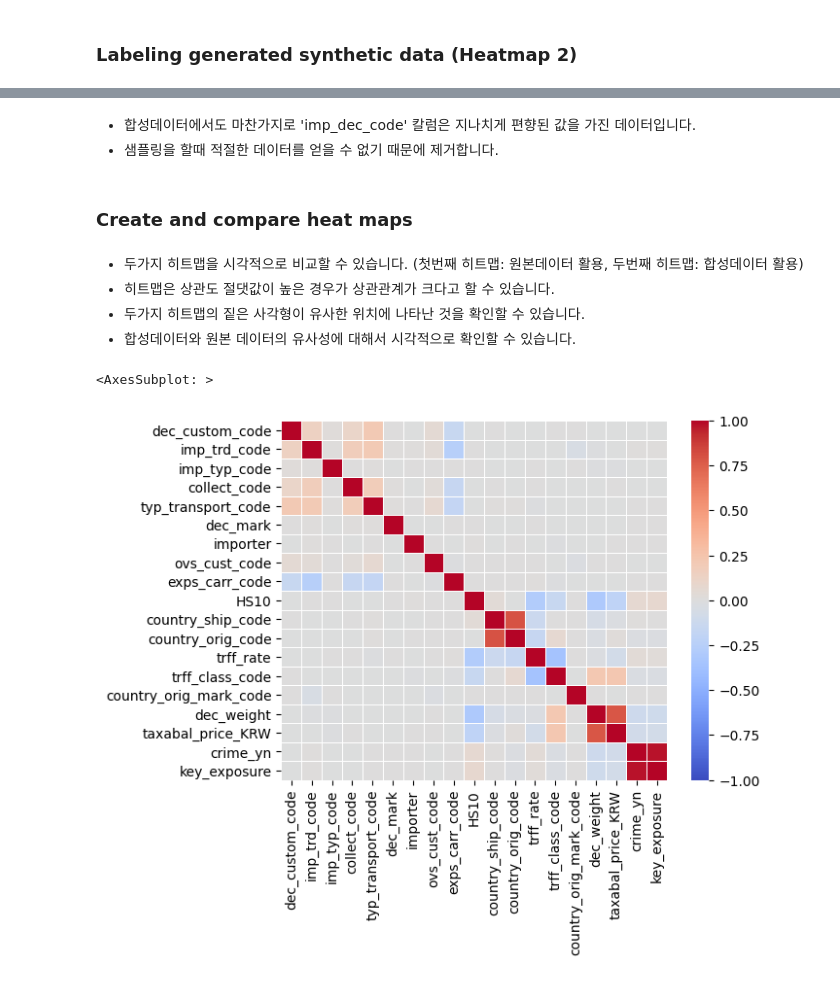
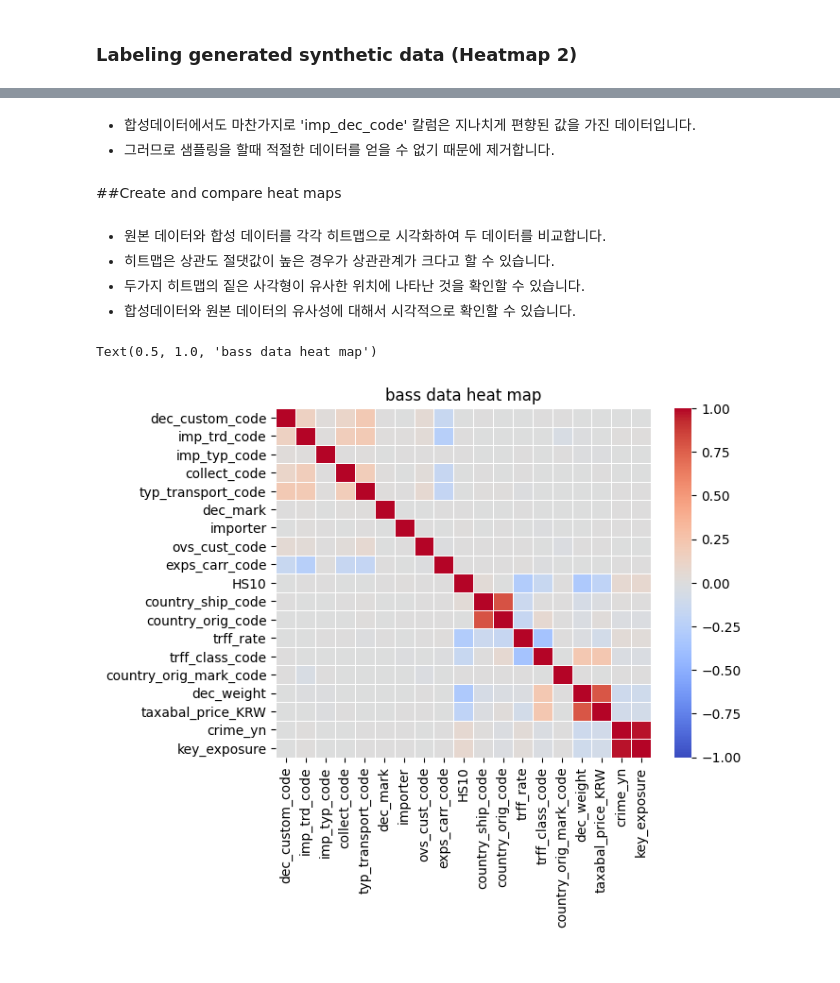
Before and after one commit to CTGAN-syntheticdata-generation/selection-of-criminals_with_syndata, a Jupyter notebook: CTGAN_syndata_generaton/[colab] 2. Review generated data similarity(Heatmap).ipynb, the cells around one changed output, grey strips where cells are left out. Drawn from its saved outputs; the diff is of its cells as text; code cells hidden in the pictures.

```diff
--- a/CTGAN_syndata_generaton/[colab] 2. Review generated data similarity(Heatmap).ipynb
+++ b/CTGAN_syndata_generaton/[colab] 2. Review generated data similarity(Heatmap).ipynb
@@ -162,22 +167,23 @@ for column_name,item in copy_syn.iteritems(): #데이터프레임의 데이터
     copy_syn[column_name] = labels
 # %% [markdown]
 - 합성데이터에서도 마찬가지로 'imp_dec_code' 칼럼은 지나치게 편향된 값을 가진 데이터입니다.
-- 샘플링을 할때 적절한 데이터를 얻을 수 없기 때문에 제거합니다.
+- 그러므로 샘플링을 할때 적절한 데이터를 얻을 수 없기 때문에 제거합니다.
 # %%
 copy_syn = copy_syn.drop('imp_dec_code',axis=1)
 # %%
 corr2 = copy_syn.corr()
 # %% [markdown]
-### Create and compare heat maps
+##Create and compare heat maps
 # %% [markdown]
-- 두가지 히트맵을 시각적으로 비교할 수 있습니다. (첫번째 히트맵: 원본데이터 활용, 두번째 히트맵: 합성데이터 활용)
+- 원본 데이터와 합성 데이터를 각각 히트맵으로 시각화하여 두 데이터를 비교합니다.
 - 히트맵은 상관도 절댓값이 높은 경우가 상관관계가 크다고 할 수 있습니다.
 - 두가지 히트맵의 짙은 사각형이 유사한 위치에 나타난 것을 확인할 수 있습니다.
 - 합성데이터와 원본 데이터의 유사성에 대해서 시각적으로 확인할 수 있습니다.
 # %%
 sns.heatmap(corr, cmap='coolwarm', linewidths =0.5, annot_kws={'size':10, 'fontproperties':fontprop}, vmin=-1.0)
+plt.title('bass data heat map')
 # %% [output]
-<AxesSubplot: >
+Text(0.5, 1.0, 'bass data heat map')
-[figure, old version]
+[figure, new version]
 # %%
 sns.heatmap(corr2, cmap='coolwarm', linewidths =0.5, annot_kws={'size':10, 'fontproperties':fontprop},vmin=-1.0)
```
Also changed, not shown: parts of 12 cells of this notebook, 3 other files.
